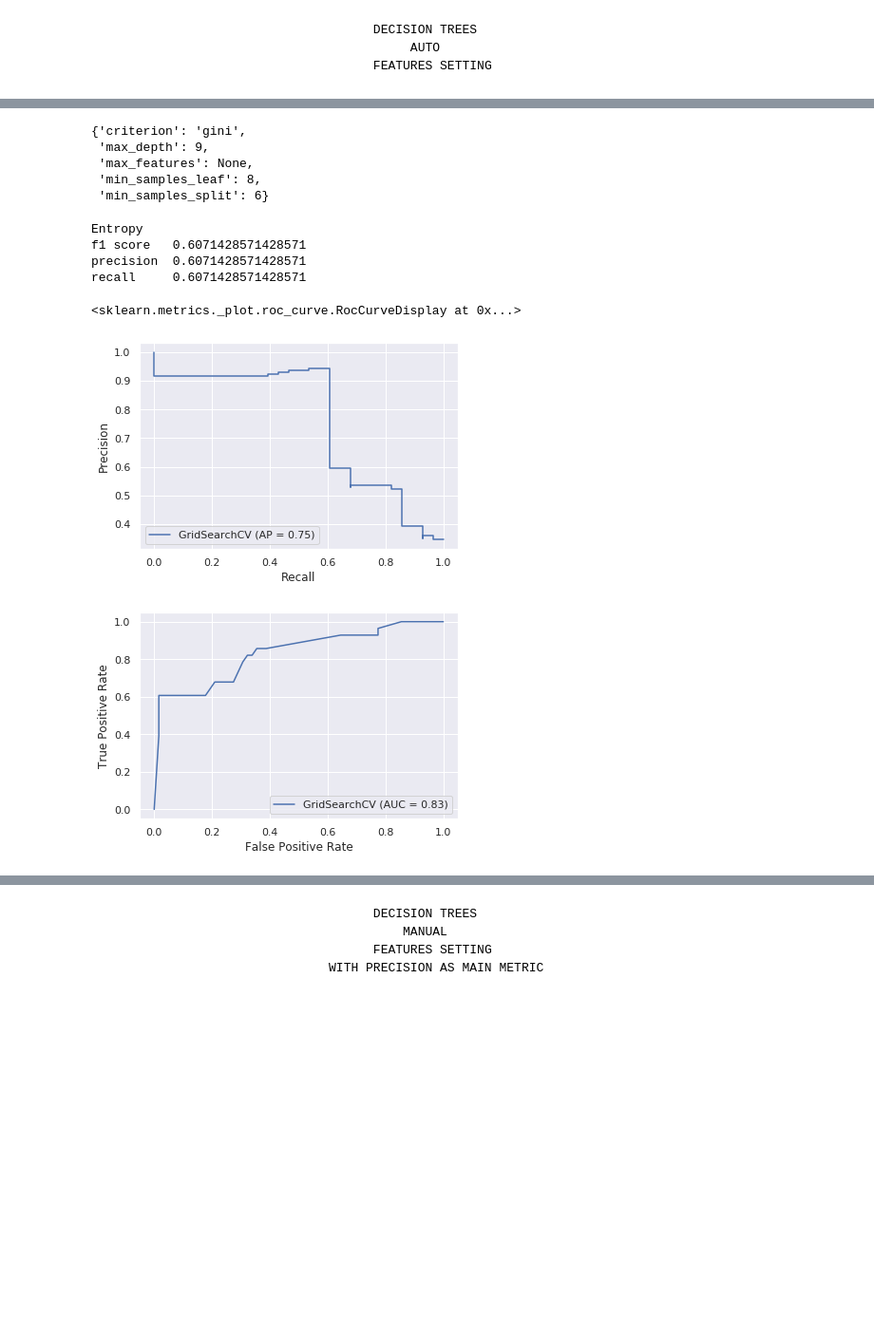
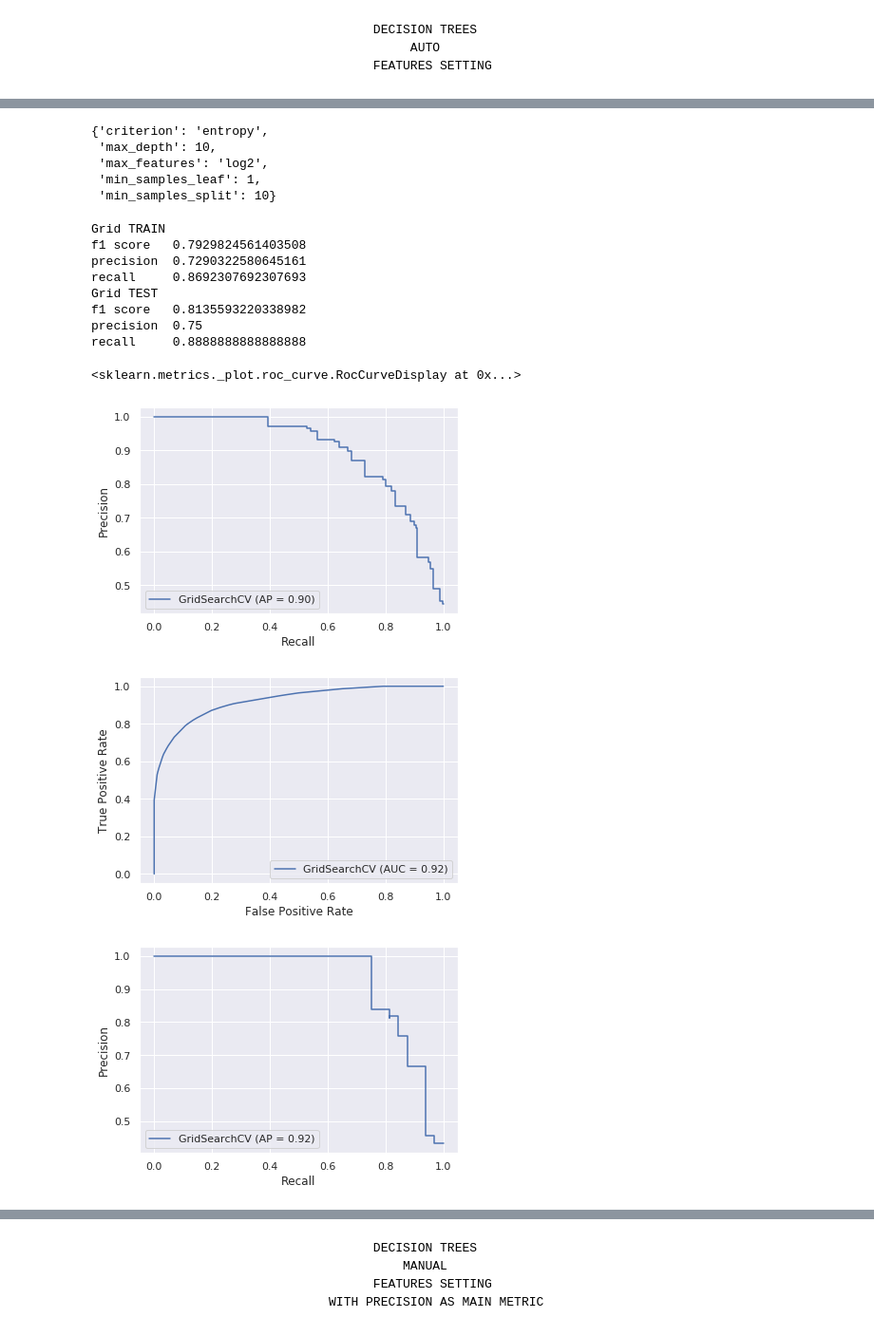
Before and after one commit to marcinczelej/Machine-learning, a Jupyter notebook: titanic_DecisionTree.ipynb, the cells around one changed output, grey strips where cells are left out. Shown: that part at 95% size. Drawn from its saved outputs; the diff is of its cells as text; code cells hidden in the pictures; blank space fills up the shorter version.

```diff
--- a/titanic_DecisionTree.ipynb
+++ b/titanic_DecisionTree.ipynb
@@ -375,7 +405,7 @@ grid_parameters = {'max_depth':[2, 3,4,5,6,7,8,9,10],
                    'criterion':['gini', 'entropy']}
 # %%
 decision_tree = DecisionTreeClassifier()
-grid_DT = GridSearchCV(decision_tree, param_grid=grid_parameters, verbose=1)
+grid_DT = GridSearchCV(decision_tree, param_grid=grid_parameters, verbose=1, n_jobs=-1)
 grid_DT.fit(X_train, y_train)
 # %% [output]
 Fitting 5 folds for each of 2160 candidates, totalling 10800 fits
@@ -402,25 +440,39 @@ GridSearchCV(cv=None, error_score=nan,
 best_params = grid_DT.best_params_
 display(best_params)
 # %% [output]
-{'criterion': 'gini',
- 'max_depth': 9,
- 'max_features': None,
- 'min_samples_leaf': 8,
- 'min_samples_split': 6}
+{'criterion': 'entropy',
+ 'max_depth': 10,
+ 'max_features': 'log2',
+ 'min_samples_leaf': 1,
+ 'min_samples_split': 10}
 # %%
+predictions = grid_DT.predict(X_train)
+
+print("Grid TRAIN")
+print("f1 score  ", f1_score(predictions, y_train))
+print("precision ", precision_score(predictions, y_train))
+print("recall    ", recall_score(predictions, y_train))
+plot_precision_recall_curve(grid_DT, X_train, y_train)
+plot_roc_curve(grid_DT, X_train, y_train)
+
 predictions = grid_DT.predict(X_test)
 
-print("Entropy")
+print("Grid TEST")
 print("f1 score  ", f1_score(predictions, y_test))
 print("precision ", precision_score(predictions, y_test))
 print("recall    ", recall_score(predictions, y_test))
 plot_precision_recall_curve(grid_DT, X_test, y_test)
 plot_roc_curve(grid_DT, X_test, y_test)
 # %% [output]
-Entropy
-f1 score   0.6071428571428571
-precision  0.6071428571428571
-recall     0.6071428571428571
+Grid TRAIN
+f1 score   0.7929824561403508
+precision  0.7290322580645161
+recall     0.8692307692307693
+Grid TEST
+f1 score   0.8135593220338982
+precision  0.75
+recall     0.8888888888888888
 <sklearn.metrics._plot.roc_curve.RocCurveDisplay at 0x...>
-[figure, old version]
+[figure, new version]
-[figure, old version]
+[figure, new version]
+[figure, added]
```
Also changed, not shown: parts of 10 cells of this notebook.
